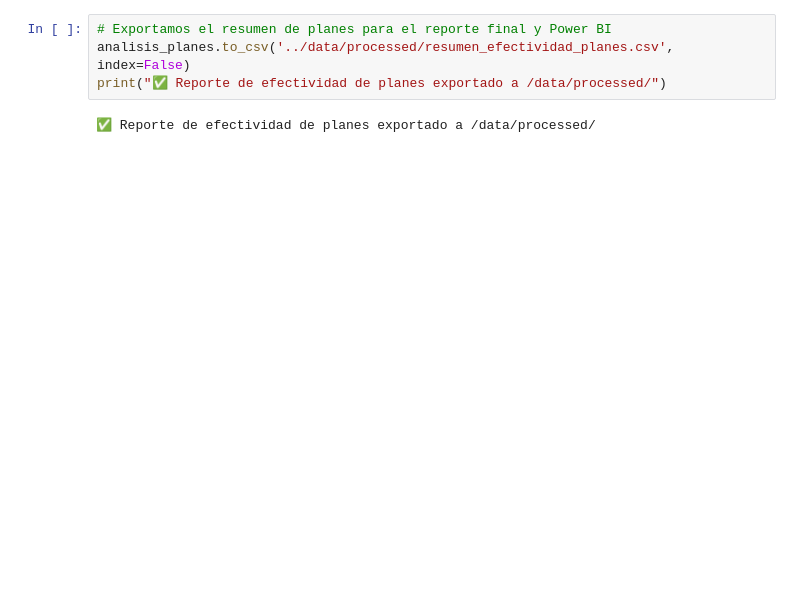
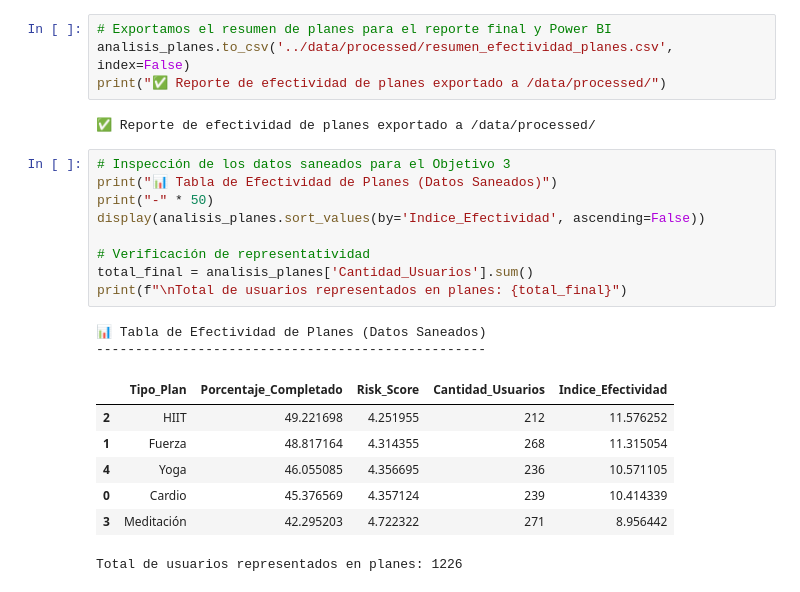
Before and after one commit to lgavegno/proyecto-fitNess-retencion, a Jupyter notebook: notebooks/05_objetivo3_contenido_efectivo.ipynb, the cells around one changed output. Saved outputs shown, nothing was run; the diff lists cells and outputs as text; blank space fills up the shorter version.

Commit message:
feat/refactor: saneamiento de integridad de datos y actualización de métricas de planes

```diff
--- a/notebooks/05_objetivo3_contenido_efectivo.ipynb
+++ b/notebooks/05_objetivo3_contenido_efectivo.ipynb
@@ -95,3 +93,22 @@ analisis_planes.to_csv('../data/processed/resumen_efectividad_planes.csv', index
 print("✅ Reporte de efectividad de planes exportado a /data/processed/")
 # %% [output]
 ✅ Reporte de efectividad de planes exportado a /data/processed/
+# %%
+# Inspección de los datos saneados para el Objetivo 3
+print("📊 Tabla de Efectividad de Planes (Datos Saneados)")
+print("-" * 50)
+display(analisis_planes.sort_values(by='Indice_Efectividad', ascending=False))
+
+# Verificación de representatividad
+total_final = analisis_planes['Cantidad_Usuarios'].sum()
+print(f"\nTotal de usuarios representados en planes: {total_final}")
+# %% [output]
+📊 Tabla de Efectividad de Planes (Datos Saneados)
+--------------------------------------------------
+|  | Tipo_Plan | Porcentaje_Completado | Risk_Score | Cantidad_Usuarios | Indice_Efectividad |
+| 2 | HIIT | 49.221698 | 4.251955 | 212 | 11.576252 |
+| 1 | Fuerza | 48.817164 | 4.314355 | 268 | 11.315054 |
+| 4 | Yoga | 46.055085 | 4.356695 | 236 | 10.571105 |
+| 0 | Cardio | 45.376569 | 4.357124 | 239 | 10.414339 |
+| 3 | Meditación | 42.295203 | 4.722322 | 271 | 8.956442 |
+Total de usuarios representados en planes: 1226
```
Also changed, not shown: parts of 2 cells of this notebook, 3 other files.
